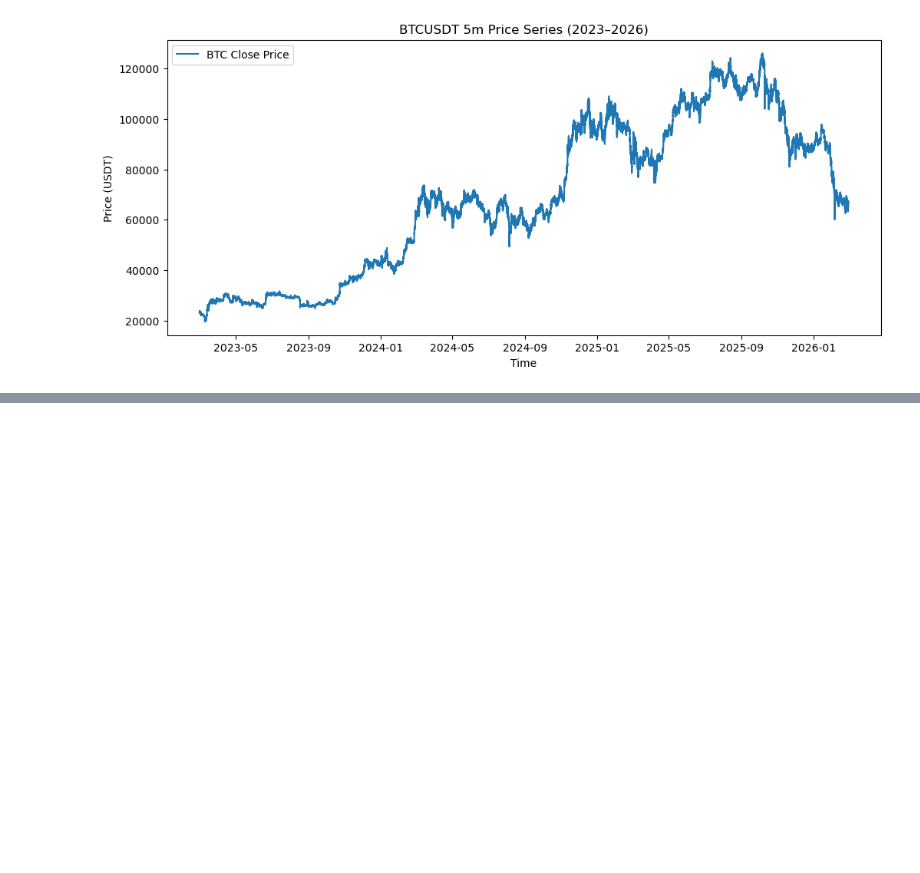
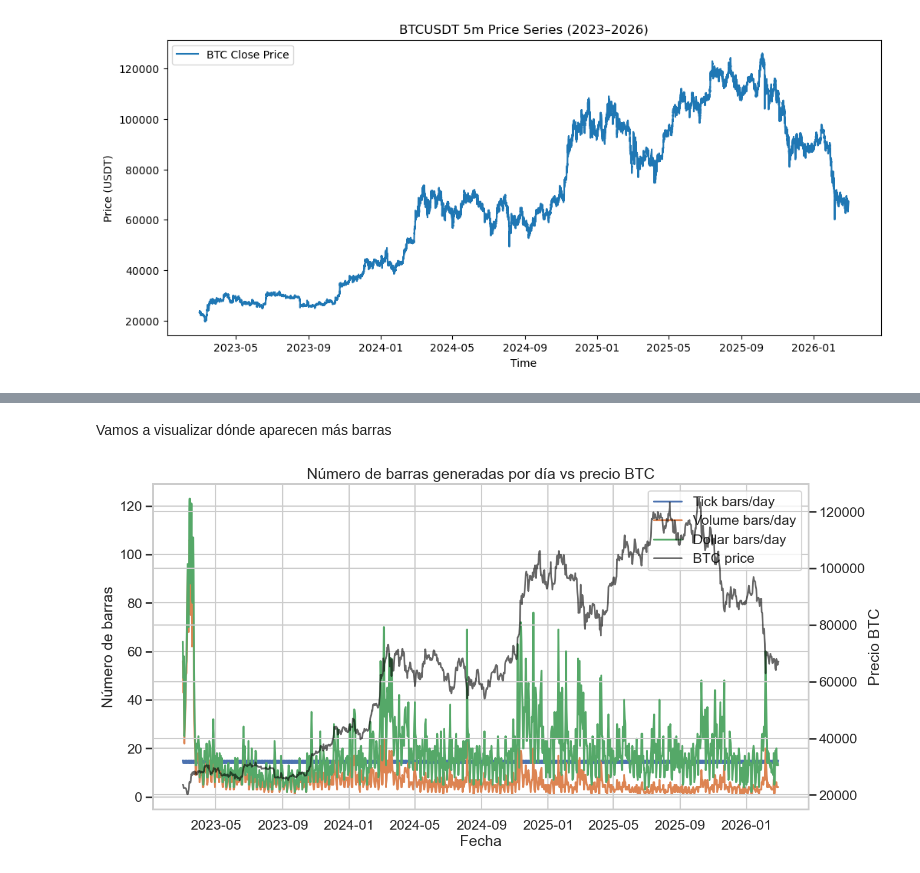
Before and after one commit to mirdbg/Analyzing_5mindata, a Jupyter notebook: Notebook.ipynb, the cells around one changed output, grey strips where cells are left out. Cells and saved outputs as stored; diff of their text form; code cells hidden in the pictures; blank space fills up the shorter version.

```diff
--- a/Notebook.ipynb
+++ b/Notebook.ipynb
@@ -276,0 +290,2 @@ plt.show()
+# %%
+df_clean["dollar_value"] = df_clean["typical_price"] * df_clean["volume"]
@@ -276,0 +407,8 @@ plt.show()
+# %%
+tick_bars = build_tick_bars(df_clean, ticks_per_bar=20)
+volume_bars = build_volume_bars(df_clean, volume_threshold=5_000)
+dollar_bars = build_dollar_bars(df_clean, dollar_threshold=100_000_000)
+
+print("Tick bars:", tick_bars.shape)
+print("Volume bars:", volume_bars.shape)
+print("Dollar bars:", dollar_bars.shape)
@@ -276,0 +442,48 @@ plt.show()
+# %% [markdown]
+Vamos a visualizar dónde aparecen más barras
+# %%
+tick_bars["date"] = tick_bars["open_time"].dt.date
+volume_bars["date"] = volume_bars["open_time"].dt.date
+dollar_bars["date"] = dollar_bars["open_time"].dt.date
+
+tick_daily = tick_bars.groupby("date").size()
+volume_daily = volume_bars.groupby("date").size()
+dollar_daily = dollar_bars.groupby("date").size()
+# %%
+fig, ax1 = plt.subplots(figsize=(14,7))
+
+# --- barras por día ---
+ax1.plot(tick_daily.index, tick_daily.values, label="Tick bars/day")
+ax1.plot(volume_daily.index, volume_daily.values, label="Volume bars/day")
+ax1.plot(dollar_daily.index, dollar_daily.values, label="Dollar bars/day")
+
+ax1.set_title("Número de barras generadas por día vs precio BTC")
+ax1.set_xlabel("Fecha")
+ax1.set_ylabel("Número de barras")
+ax1.grid(True)
+
+# --- serie real (precio) ---
+ax2 = ax1.twinx()
+
+price_daily = df_clean.set_index("open_time")["close"].resample("D").last()
+
+ax2.plot(
+    price_daily.index,
+    price_daily.values,
+    color="black",
+    linewidth=2,
+    alpha=0.6,
+    label="BTC price"
+)
+
+ax2.set_ylabel("Precio BTC")
+
+# --- leyenda conjunta ---
+lines_1, labels_1 = ax1.get_legend_handles_labels()
+lines_2, labels_2 = ax2.get_legend_handles_labels()
+
+ax1.legend(lines_1 + lines_2, labels_1 + labels_2)
+
+plt.show()
+# %% [output]
+[figure, added]
```
Also changed, not shown: parts of 20 cells of this notebook.
